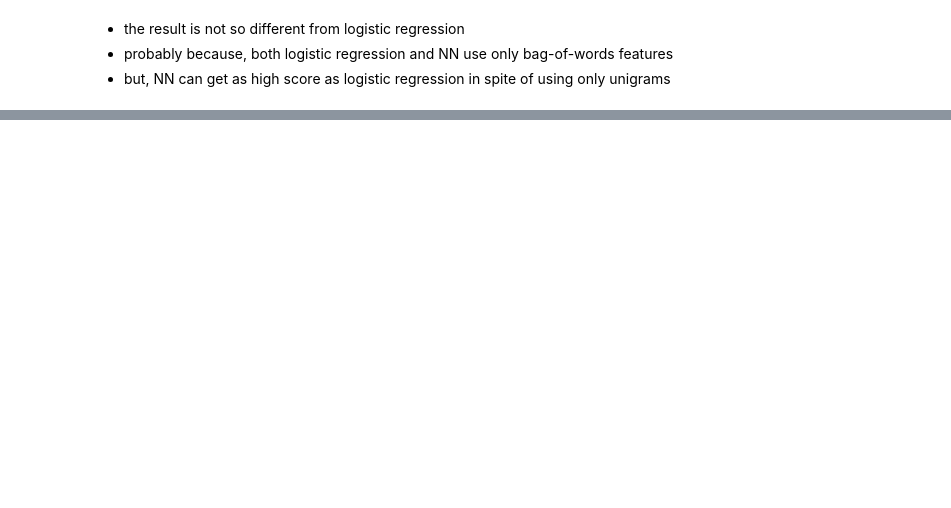
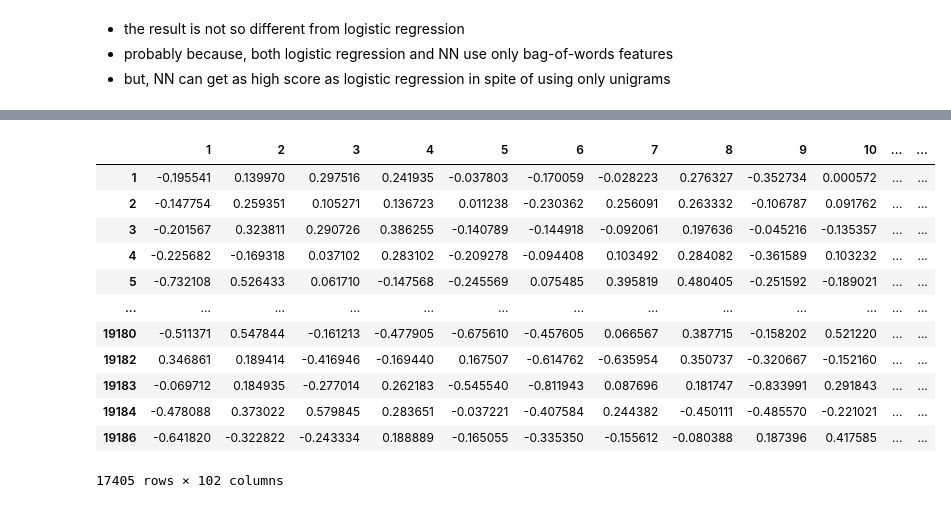
Before and after one commit to nozomiyamada/DSI3, a Jupyter notebook: Thai NLP Examples/text_classification_3_LSTM.ipynb, the cells around one changed output, grey strips where cells are left out. Drawn from its saved outputs; the diff is of its cells as text; code cells hidden in the pictures; blank space fills up the shorter version.

```diff
--- a/Thai NLP Examples/text_classification_3_LSTM.ipynb
+++ b/Thai NLP Examples/text_classification_3_LSTM.ipynb
@@ -327,0 +350,18 @@ disp.plot(xticks_rotation=90)
+# %%
+d = d[d.word.str.match('[ก-ไ][ก-๙\.]*')]
+d = d[d['count'] > 10]
+d
+# %% [output]
+|  | 1 | 2 | 3 | 4 | 5 | 6 | 7 | 8 | 9 | 10 | ... | ... |
+| 1 | -0.195541 | 0.139970 | 0.297516 | 0.241935 | -0.037803 | -0.170059 | -0.028223 | 0.276327 | -0.352734 | 0.000572 | ... | ... |
+| 2 | -0.147754 | 0.259351 | 0.105271 | 0.136723 | 0.011238 | -0.230362 | 0.256091 | 0.263332 | -0.106787 | 0.091762 | ... | ... |
+| 3 | -0.201567 | 0.323811 | 0.290726 | 0.386255 | -0.140789 | -0.144918 | -0.092061 | 0.197636 | -0.045216 | -0.135357 | ... | ... |
+| 4 | -0.225682 | -0.169318 | 0.037102 | 0.283102 | -0.209278 | -0.094408 | 0.103492 | 0.284082 | -0.361589 | 0.103232 | ... | ... |
+| 5 | -0.732108 | 0.526433 | 0.061710 | -0.147568 | -0.245569 | 0.075485 | 0.395819 | 0.480405 | -0.251592 | -0.189021 | ... | ... |
+| ... | ... | ... | ... | ... | ... | ... | ... | ... | ... | ... | ... | ... |
+| 19180 | -0.511371 | 0.547844 | -0.161213 | -0.477905 | -0.675610 | -0.457605 | 0.066567 | 0.387715 | -0.158202 | 0.521220 | ... | ... |
+| 19182 | 0.346861 | 0.189414 | -0.416946 | -0.169440 | 0.167507 | -0.614762 | -0.635954 | 0.350737 | -0.320667 | -0.152160 | ... | ... |
+| 19183 | -0.069712 | 0.184935 | -0.277014 | 0.262183 | -0.545540 | -0.811943 | 0.087696 | 0.181747 | -0.833991 | 0.291843 | ... | ... |
+| 19184 | -0.478088 | 0.373022 | 0.579845 | 0.283651 | -0.037221 | -0.407584 | 0.244382 | -0.450111 | -0.485570 | -0.221021 | ... | ... |
+| 19186 | -0.641820 | -0.322822 | -0.243334 | 0.188889 | -0.165055 | -0.335350 | -0.155612 | -0.080388 | 0.187396 | 0.417585 | ... | ... |
+17405 rows × 102 columns
```
Also changed, not shown: parts of 27 cells of this notebook, 3 other files.
